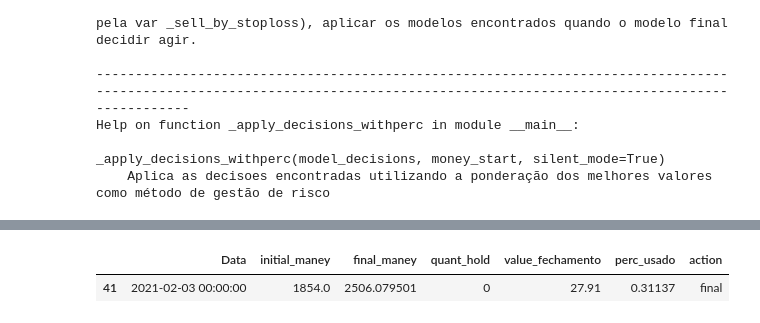
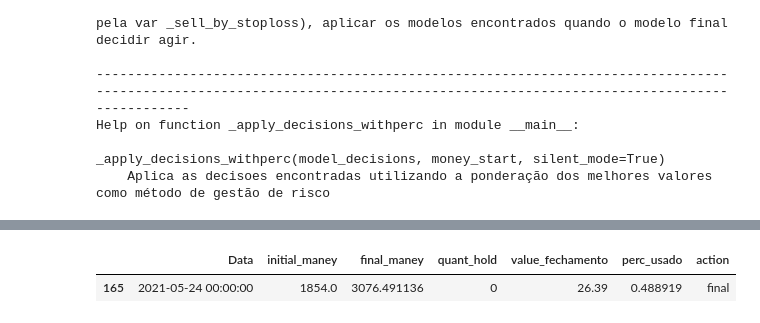
Before and after one commit to pehls/i2a2NaiveBayes, a Jupyter notebook: Bayes aplicado.ipynb, the cells around one changed output, grey strips where cells are left out. Drawn from its saved outputs; the diff is of its cells as text; code cells hidden in the pictures.

Commit message:
atualização nas features do modelo e retirada do limite de sequencia, onde poderiamos apenas comprar e vender caso a ordem anterior fosse diferente da atual - lucro dobrado na base de testes

```diff
--- a/Bayes aplicado.ipynb
+++ b/Bayes aplicado.ipynb
@@ -205,7 +205,7 @@ def _apply_decisions_withperc(model_decisions, money_start, silent_mode=True):
     quant_comprada = 0
     trades = 0
     for i, row in model_decisions.iterrows():
-        if (row.real_decision != last_decision and row.real_decision !=0):
+        if (row.real_decision !=0 and money_atual >0):
             data = row.Data
             last_decision = row.real_decision
             if (last_decision == 1):
@@ -414,7 +414,7 @@ def _get_final_decisions(df, _stop_loss, _sell_by_stoploss, wait_time, final_sca
                     'final_model':decisao_modelo_final}
                 decisions = decisions.append(new_decision, ignore_index=True)
                 trades += 1
-            elif ((_model_decision != 0 and _model_decision != _last_real_decision)):
+            elif ((_model_decision != 0)):
             # Adicionamos nas decisões os dados de data, classificador, decisao real, decisao do modelo e valor
                 new_decision = {
                     'Data':_data,
@@ -456,12 +456,12 @@ for volatilidade in vols:
     #df[["Venda_MACD_"+str(volatilidade)]] = [1 if not(np.isnan(x)) and int(x) > 0 else 0 for x in df[["Venda_MACD_"+str(volatilidade)]].values]
 df = df.sort_values(['Data'], ascending=False).fillna(0)
 # %%
-vols = []
+volatilidades_dif = []
 compras = []
 vendas = []
 for col in df.columns:
     if (col.startswith('Volatilidade')):
-        vols.append(col)
+        volatilidades_dif.append(col)
     if (col.startswith('Compra_MACD_')):
         compras.append(col)
     if (col.startswith('Venda_MACD_')):
@@ -979,7 +979,7 @@ coluna_a_operar = 'Fechamento'
 wait_time = 3 # para não pegar sinais seguidos em períodos de congestão
 
 train, test = _filter_Train_n_Test(df)
-final_features = final_features +vols+compras+vendas
+final_features = final_features +volatilidades_dif+compras+vendas
 final_model, final_scaler = _apply_multinomialNB(df, final_features, final_label, silent=False)
 # %% [output]
 final_decision
@@ -1022,8 +1022,8 @@ Lucro final : 83.89%
 # %%
 test_decisions = _get_final_decisions(test, _stop_loss, _sell_by_stoploss, wait_time, final_scaler, final_model, classifiers, scalers, models)
-test_decisions = _apply_decisions_withperc(test_decisions, money_start, silent_mode=True)
-test_decisions.tail(1)
+test_decisions_applied = _apply_decisions_withperc(test_decisions, money_start, silent_mode=True)
+test_decisions_applied.tail(1)
 # %% [output]
 |  | Data | initial_maney | final_maney | quant_hold | value_fechamento | perc_usado | action |
-| 41 | 2021-02-03 00:00:00 | 1854.0 | 2506.079501 | 0 | 27.91 | 0.31137 | final |
+| 165 | 2021-05-24 00:00:00 | 1854.0 | 3076.491136 | 0 | 26.39 | 0.488919 | final |
 # %%
```
Also changed, not shown: parts of 4 cells of this notebook, 1 other file.
